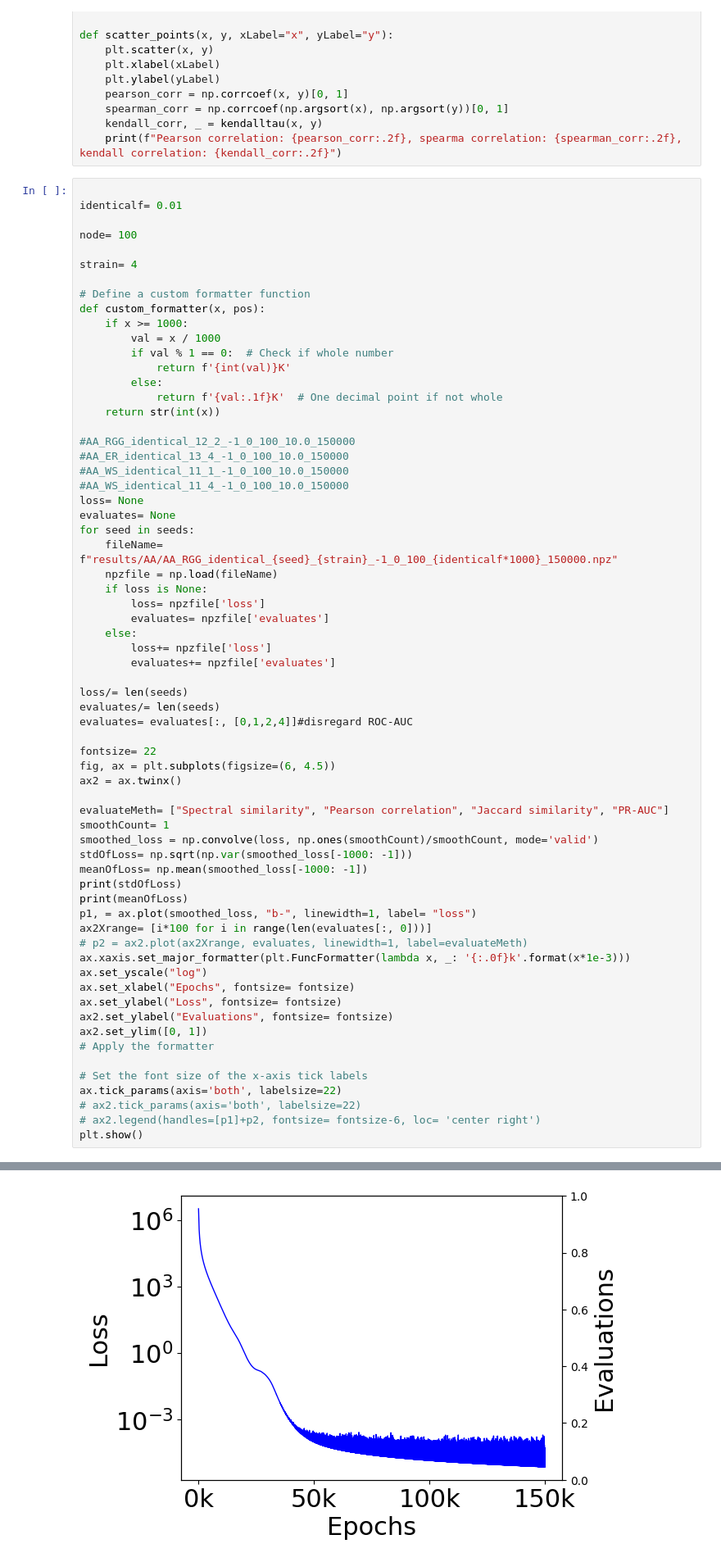
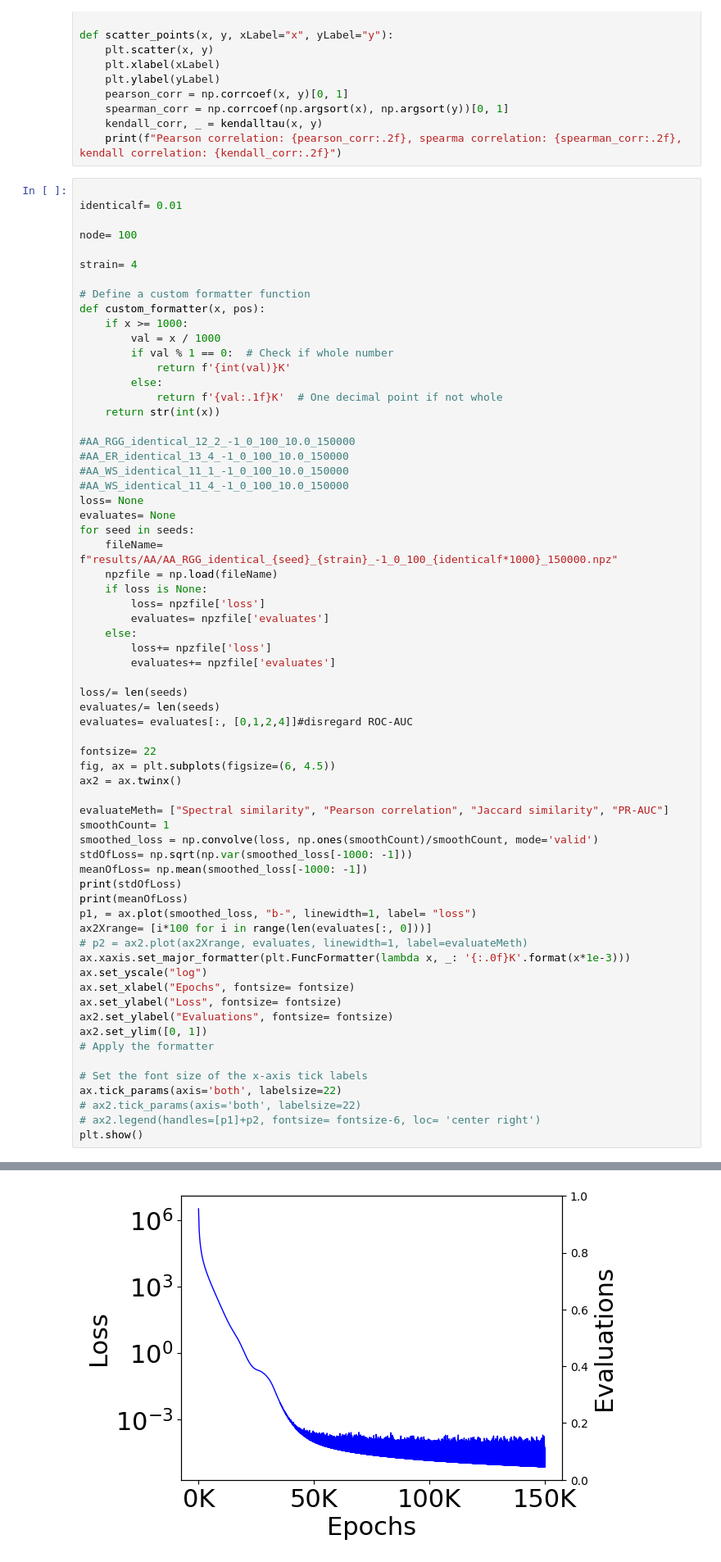
Before and after one commit to bizhili/Topology_Learning_Epis, a Jupyter notebook: readExperiment.ipynb, the cells around one changed output, grey strips where cells are left out. Shown at 82% size. Drawn from its saved outputs; the diff is of its cells as text.

```diff
--- a/readExperiment.ipynb
+++ b/readExperiment.ipynb
@@ -115,35 +115,35 @@ evaluates= evaluates[:, [0,1,2,4]]#disregard ROC-AUC
 
 fontsize= 22
 fig, ax = plt.subplots(figsize=(6, 4.5))
 ax2 = ax.twinx()
 
 evaluateMeth= ["Spectral similarity", "Pearson correlation", "Jaccard similarity", "PR-AUC"]
 smoothCount= 1
 smoothed_loss = np.convolve(loss, np.ones(smoothCount)/smoothCount, mode='valid')
 stdOfLoss= np.sqrt(np.var(smoothed_loss[-1000: -1]))
 meanOfLoss= np.mean(smoothed_loss[-1000: -1])
 print(stdOfLoss)
 print(meanOfLoss)
 p1, = ax.plot(smoothed_loss, "b-", linewidth=1, label= "loss")
 ax2Xrange= [i*100 for i in range(len(evaluates[:, 0]))]
 # p2 = ax2.plot(ax2Xrange, evaluates, linewidth=1, label=evaluateMeth)
-ax.xaxis.set_major_formatter(plt.FuncFormatter(lambda x, _: '{:.0f}k'.format(x*1e-3)))
+ax.xaxis.set_major_formatter(plt.FuncFormatter(lambda x, _: '{:.0f}K'.format(x*1e-3)))
 ax.set_yscale("log")
 ax.set_xlabel("Epochs", fontsize= fontsize)
 ax.set_ylabel("Loss", fontsize= fontsize)
 ax2.set_ylabel("Evaluations", fontsize= fontsize)
 ax2.set_ylim([0, 1])
 # Apply the formatter
 
 # Set the font size of the x-axis tick labels
 ax.tick_params(axis='both', labelsize=22)
 # ax2.tick_params(axis='both', labelsize=22)
 # ax2.legend(handles=[p1]+p2, fontsize= fontsize-6, loc= 'center right')
 plt.show()
 # %% [output]
 1.9496503525837505e-05
 1.7227224574739223e-05
-[figure, old version]
+[figure, new version]
 # %%
 f, (ax1, ax2) = plt.subplots(1, 2, sharey= False, figsize=(16, 6))
 ax1.plot(loss, "b-", linewidth=1, label= "loss")
```
Also changed, not shown: parts of 17 cells of this notebook, 17 other files.
